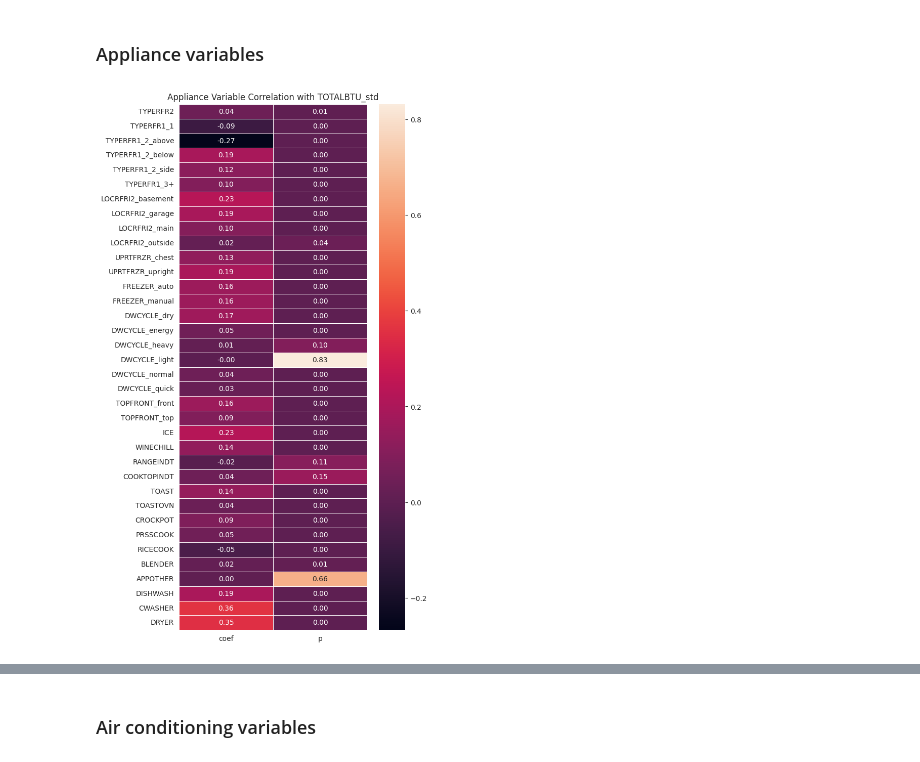
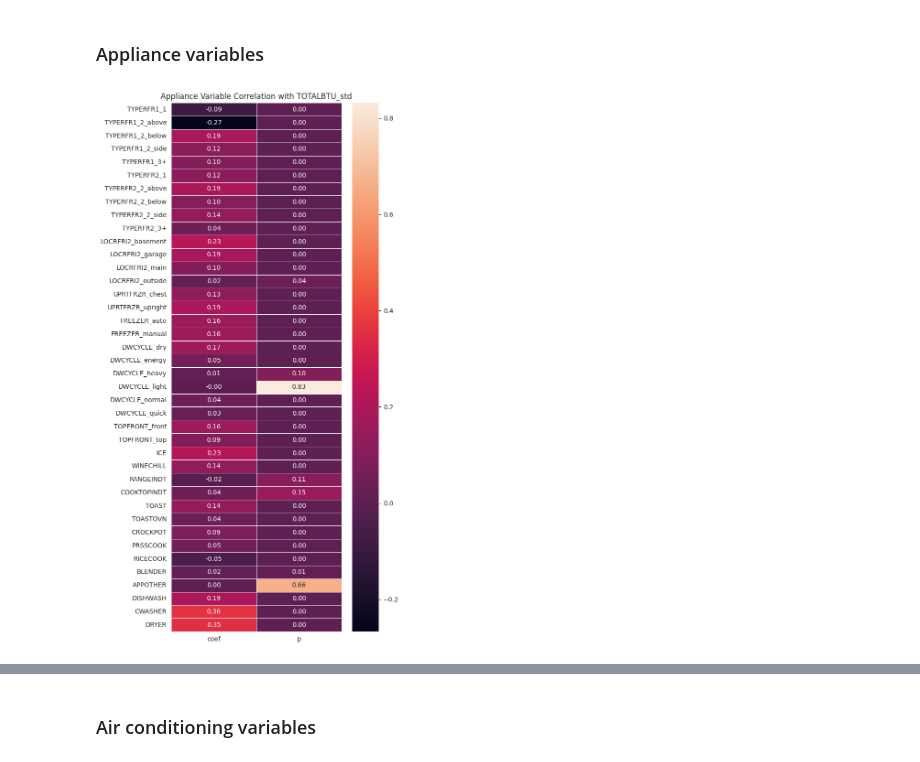
Before and after one commit to jon-codes/c964-model, a Jupyter notebook: exploratory.ipynb, the cells around one changed output, grey strips where cells are left out. Drawn from its saved outputs; the diff is of its cells as text; code cells hidden in the pictures.

```diff
--- a/exploratory.ipynb
+++ b/exploratory.ipynb
@@ -38,7 +41,7 @@ meta.head()
 # %%
 # Import survey response dataset
 data = pd.read_csv(
-    "./data/recs2020_public_v5.csv", usecols=meta["variable"], na_values=["-2"]
+    "./data/recs2020_public_v5.csv", usecols=meta["variable"], na_values=["-2", "."]
 )
 
 # Split the dataset into training and test sets
@@ -46,7 +49,5 @@ train_set, test_set = train_test_split(data, test_size=0.2, random_state=42)
 
 # Use the training set for further analysis
 households = train_set.copy()
-
-print("train_set", train_set.shape)
-print("test_set", test_set.shape)
+households
 # %% [output]
@@ -92,7 +104,12 @@ def plot_hist(cols, title, xlabel=None):
     melted = melted[melted["value"] > 0]
 
     g = sns.FacetGrid(
-        melted, col="variable", hue="variable", col_wrap=3, sharex=False, sharey=False
+        data=melted,
+        col="variable",
+        hue="variable",
+        col_wrap=3,
+        sharex=False,
+        sharey=False,
     )
     g.map(sns.histplot, "value", bins=20)
     g.set_axis_labels(xlabel, "count")
@@ -482,7 +500,7 @@ appliances = (
     .replace(
         {
             "TYPERFR1": {1: "1", 2: "2_side", 3: "2_above", 4: "2_below", 5: "3+"},
-            "TYPEFR2": {1: "1", 2: "2_side", 3: "2_above", 4: "2_below", 5: "3+"},
+            "TYPERFR2": {1: "1", 2: "2_side", 3: "2_above", 4: "2_below", 5: "3+"},
             "LOCRFRI2": {
                 1: "basement",
                 2: "garage",
@@ -504,35 +522,36 @@ appliances = (
             },
             "TOPFRONT": {1: "top", 2: "front"},
             "WASHTEMP": {np.nan: 4},
         }
     )
 )
 
 appliances_categorical = [
     c for c in appliance_vars if c in categorical_vars and c not in fuel_vars
 ]
 appliances_boolean = [
     c
     for c in appliance_vars
-    if c in boolean_vars and c not in ["OUTGRILL", "ELFOOD", "LPCOOK", "UGCOOK"]
+    if c in boolean_vars
+    and c not in ["OUTGRILL", "ELFOOD", "LPCOOK", "UGCOOK"]  # Exclude derived variables
 ]
 
 # Plot the point-biserial correlation of each one-hot encoded categorical & boolean variable against total energy consumption
 to_corr = pd.concat(
     [
         pd.get_dummies(appliances[appliances_categorical]),
         appliances[appliances_boolean],
     ],
     axis=1,
 )
 corr = to_corr.corrwith(appliances["TOTALBTU_std"], method=pointbiserialr)
 plt.figure(figsize=(6, len(corr.columns) * 0.375))
 ax = sns.heatmap(corr.T, annot=True, fmt=".2f", linewidth=0.5)
 ax.set_xticklabels(["coef", "p"])
 ax.set_title("Appliance Variable Correlation with TOTALBTU_std")
 plt.show()
 # %% [output]
-[figure, old version]
+[figure, new version]
 # %%
 appliances_numerical = [c for c in appliance_vars if c in numerical_vars]
 appliances_ordinal = [c for c in appliance_vars if c in ordinal_vars]
```
Also changed, not shown: parts of 11 cells of this notebook, 5 other files.
